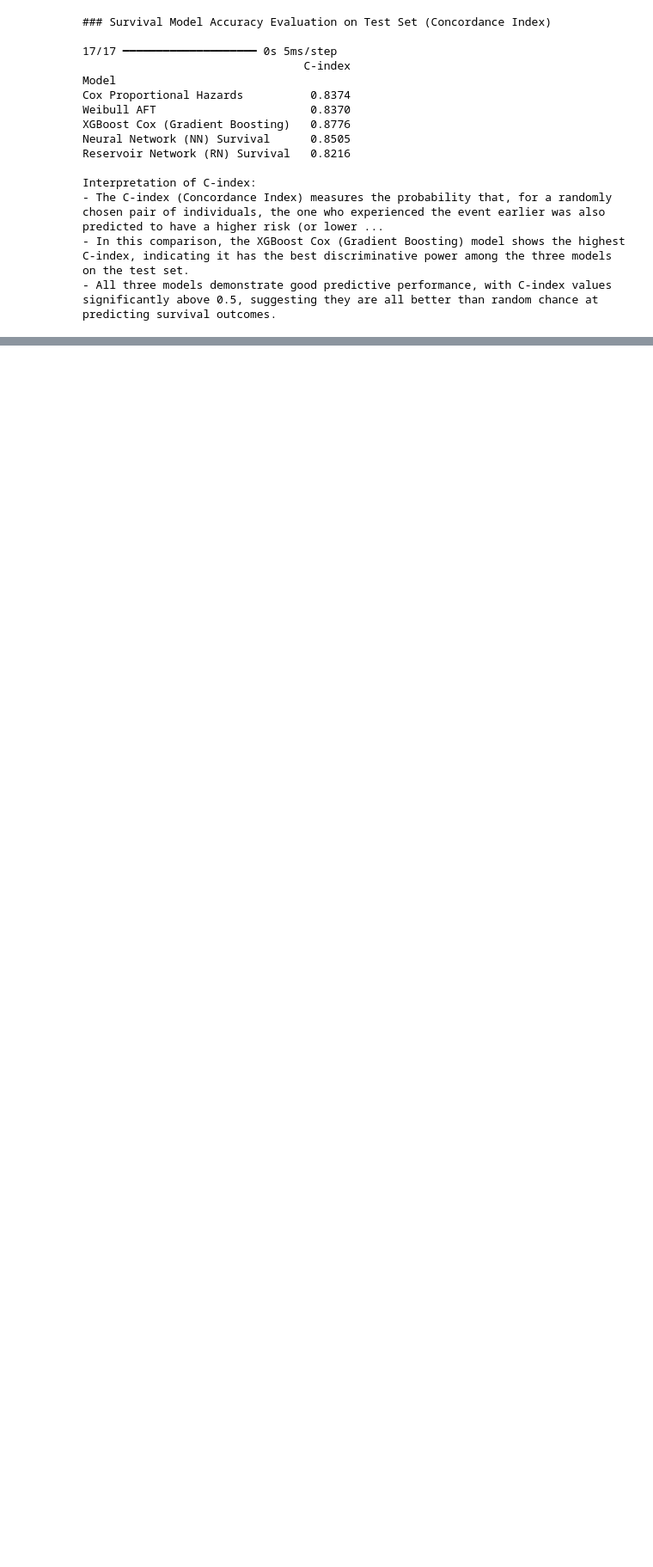
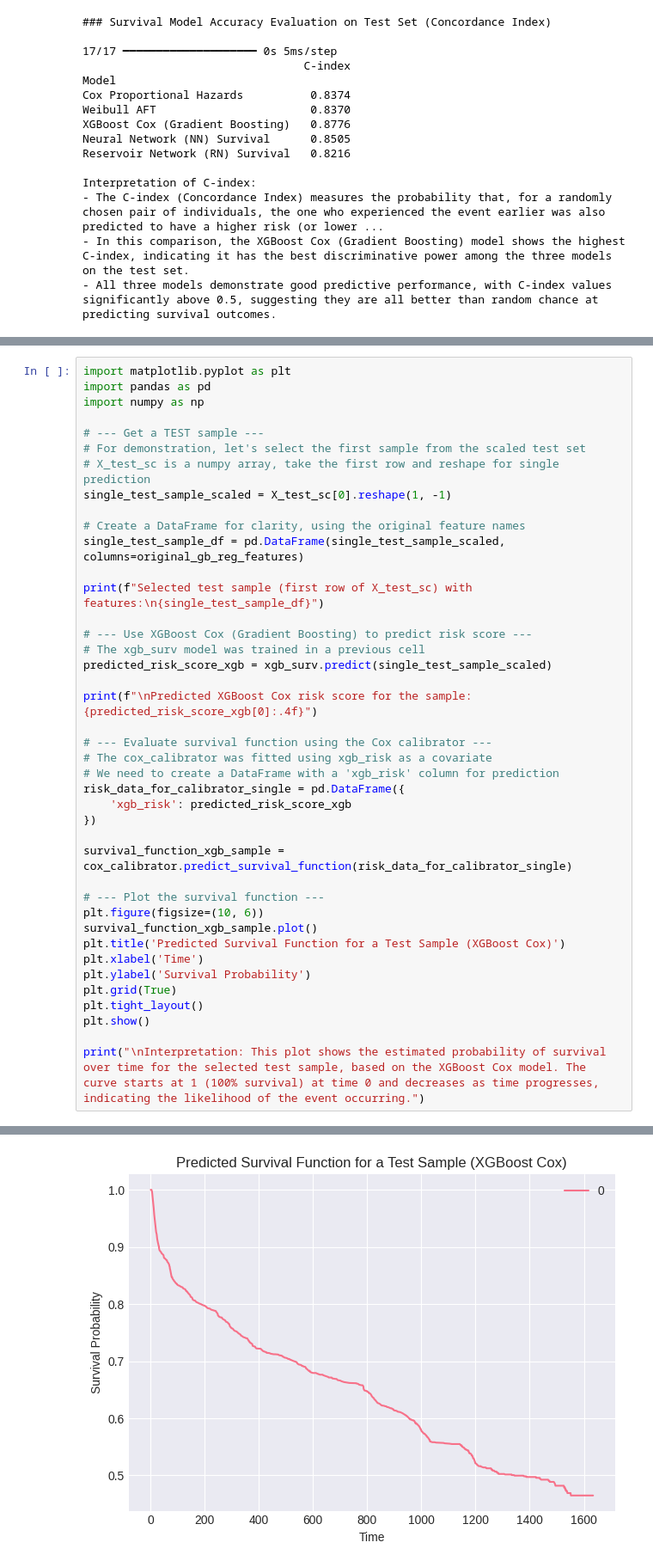
Before and after one commit to D2718281828nis/BioMedAI-Heart-Desease-LifeTime-Forecast, a Jupyter notebook: Survival-function-analysys.ipynb, the cells around one changed output, grey strips where cells are left out. Shown at 86% size. Saved outputs shown, nothing was run; the diff lists cells and outputs as text; blank space fills up the shorter version.

```diff
--- a/Survival-function-analysys.ipynb
+++ b/Survival-function-analysys.ipynb
@@ -1476,0 +1424,42 @@ Time Prediction Model Performance (RandomForestRegressor):
+# %%
+import matplotlib.pyplot as plt
+import pandas as pd
+import numpy as np
+
+# --- Get a TEST sample ---
+# For demonstration, let's select the first sample from the scaled test set
+# X_test_sc is a numpy array, take the first row and reshape for single prediction
+single_test_sample_scaled = X_test_sc[0].reshape(1, -1)
+
+# Create a DataFrame for clarity, using the original feature names
+single_test_sample_df = pd.DataFrame(single_test_sample_scaled, columns=original_gb_reg_features)
+
+print(f"Selected test sample (first row of X_test_sc) with features:\n{single_test_sample_df}")
+
+# --- Use XGBoost Cox (Gradient Boosting) to predict risk score ---
+# The xgb_surv model was trained in a previous cell
+predicted_risk_score_xgb = xgb_surv.predict(single_test_sample_scaled)
+
+print(f"\nPredicted XGBoost Cox risk score for the sample: {predicted_risk_score_xgb[0]:.4f}")
+
+# --- Evaluate survival function using the Cox calibrator ---
+# The cox_calibrator was fitted using xgb_risk as a covariate
+# We need to create a DataFrame with a 'xgb_risk' column for prediction
+risk_data_for_calibrator_single = pd.DataFrame({
+    'xgb_risk': predicted_risk_score_xgb
+})
+
+survival_function_xgb_sample = cox_calibrator.predict_survival_function(risk_data_for_calibrator_single)
+
+# --- Plot the survival function ---
+plt.figure(figsize=(10, 6))
+survival_function_xgb_sample.plot()
+plt.title('Predicted Survival Function for a Test Sample (XGBoost Cox)')
+plt.xlabel('Time')
+plt.ylabel('Survival Probability')
+plt.grid(True)
+plt.tight_layout()
+plt.show()
+
+print("\nInterpretation: This plot shows the estimated probability of survival over time for the selected test sample, based on the XGBoost Cox model. The curve starts at 1 (100% survival) at time 0 and decreases as time progresses, indicating the likelihood of the event occurring.")
+# %% [output]
@@ -1476,0 +1480 @@ Time Prediction Model Performance (RandomForestRegressor):
+[figure, added]
```
Also changed, not shown: parts of 6 cells of this notebook.
